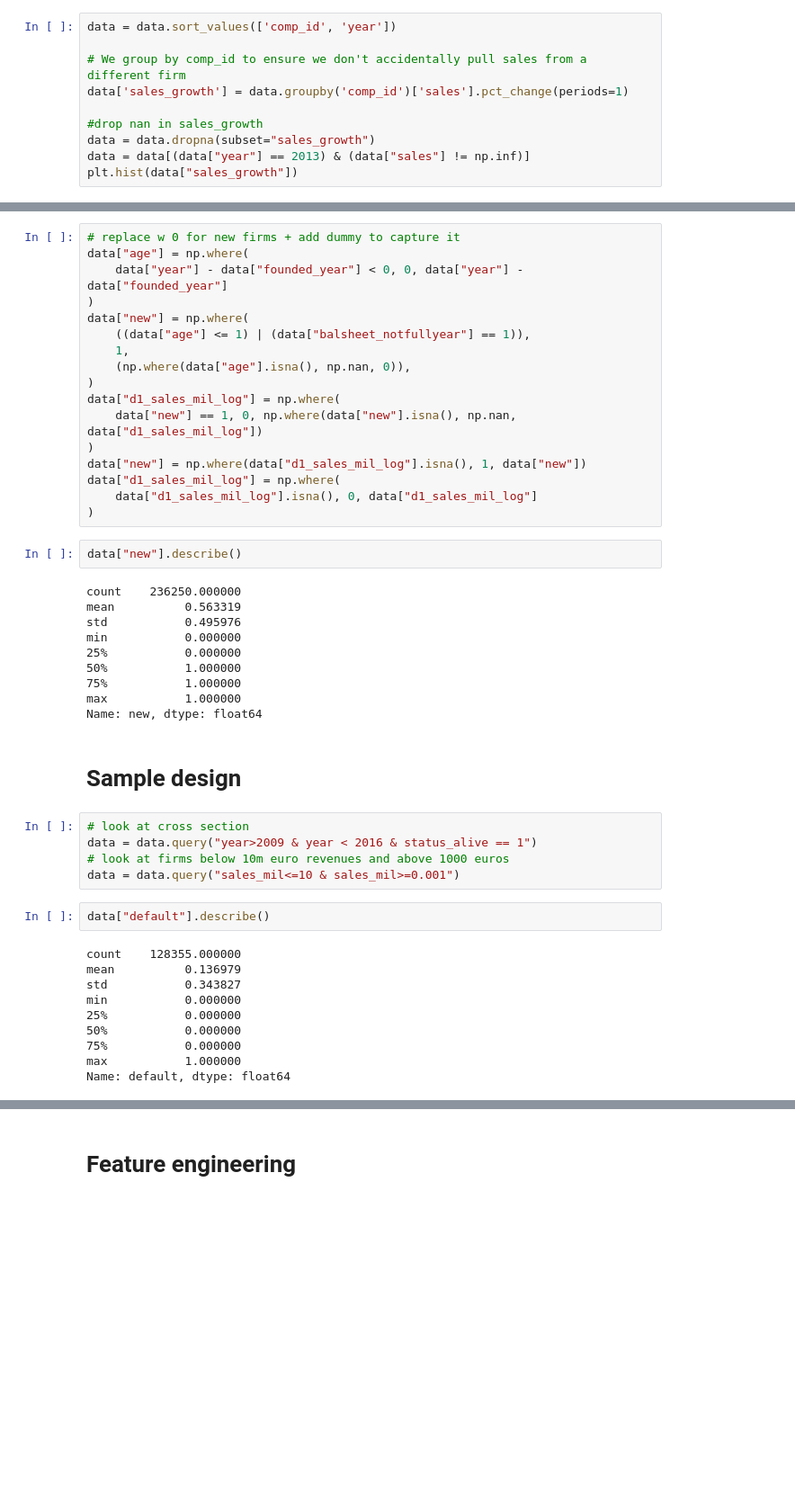
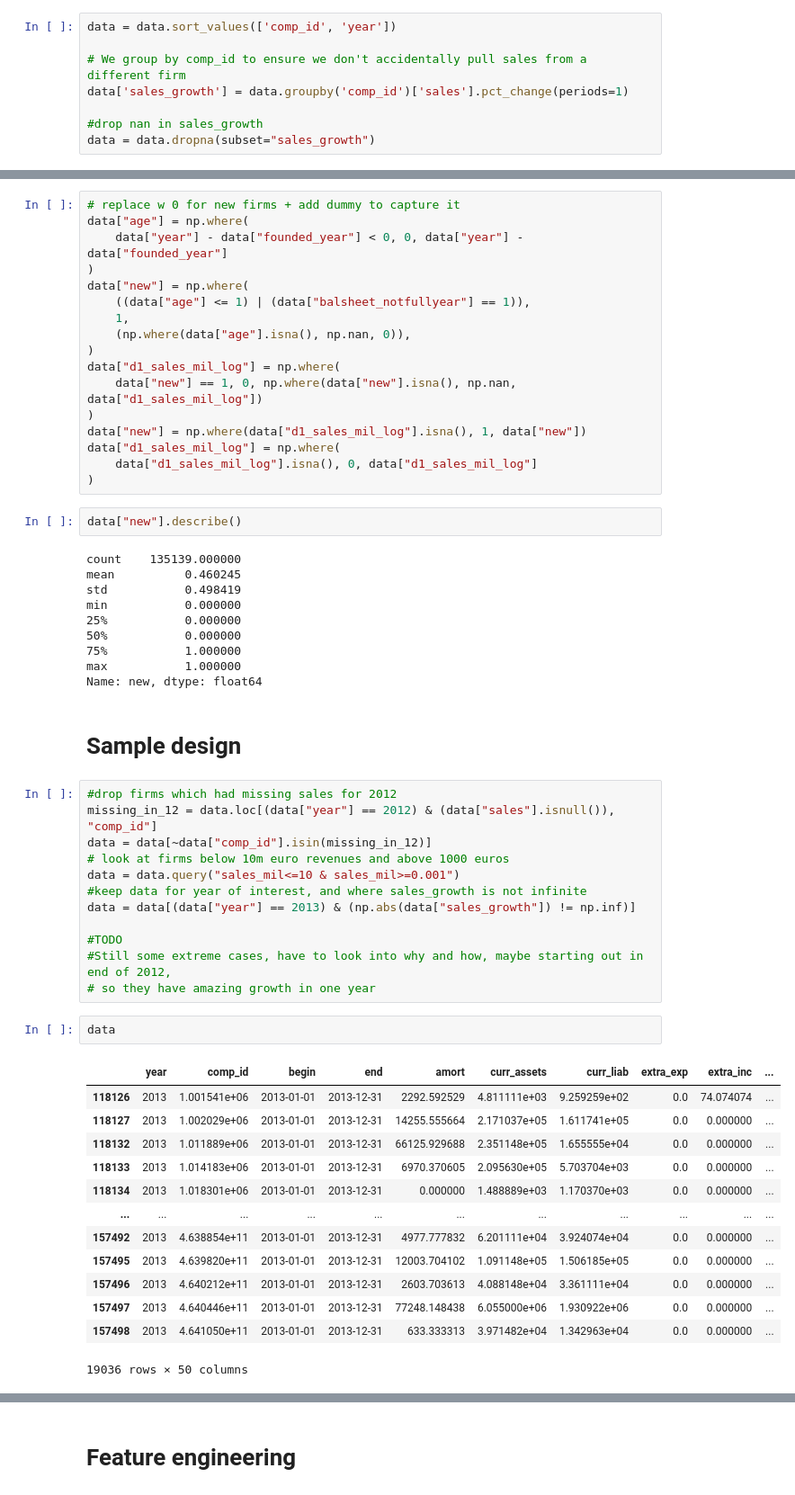
Before and after one commit to 4mbrus/Data-Analysis-3, a Jupyter notebook: Assignment 2/data_prep.ipynb, the cells around one changed output, grey strips where cells are left out. Shown at 90% size. Saved outputs shown, nothing was run; the diff lists cells and outputs as text; blank space fills up the shorter version.

Commit message:
added todo

```diff
--- a/Assignment 2/data_prep.ipynb
+++ b/Assignment 2/data_prep.ipynb
@@ -82,5 +82,3 @@ data['sales_growth'] = data.groupby('comp_id')['sales'].pct_change(periods=1)
 
 #drop nan in sales_growth
 data = data.dropna(subset="sales_growth")
-data = data[(data["year"] == 2013) & (data["sales"] != np.inf)]
-plt.hist(data["sales_growth"])
@@ -176,31 +156,42 @@ data["d1_sales_mil_log"] = np.where(
 # %%
 data["new"].describe()
 # %% [output]
-count    236250.000000
-mean          0.563319
-std           0.495976
+count    135139.000000
+mean          0.460245
+std           0.498419
 min           0.000000
 25%           0.000000
-50%           1.000000
+50%           0.000000
 75%           1.000000
 max           1.000000
 Name: new, dtype: float64
 # %% [markdown]
 # Sample design
-# %%
-# look at cross section
-data = data.query("year>2009 & year < 2016 & status_alive == 1")
-# look at firms below 10m euro revenues and above 1000 euros
-data = data.query("sales_mil<=10 & sales_mil>=0.001")
+# %%
+#drop firms which had missing sales for 2012
+missing_in_12 = data.loc[(data["year"] == 2012) & (data["sales"].isnull()), "comp_id"]
+data = data[~data["comp_id"].isin(missing_in_12)]
+# look at firms below 10m euro revenues and above 1000 euros
+data = data.query("sales_mil<=10 & sales_mil>=0.001")
+#keep data for year of interest, and where sales_growth is not infinite
+data = data[(data["year"] == 2013) & (np.abs(data["sales_growth"]) != np.inf)]
+
+#TODO
+#Still some extreme cases, have to look into why and how, maybe starting out in end of 2012,
+# so they have amazing growth in one year
 # %%
-data["default"].describe()
+data
 # %% [output]
+|  | year | comp_id | begin | end | amort | curr_assets | curr_liab | extra_exp | extra_inc | ... |
+| 118126 | 2013 | 1.001541e+06 | 2013-01-01 | 2013-12-31 | 2292.592529 | 4.811111e+03 | 9.259259e+02 | 0.0 | 74.074074 | ... |
+| 118127 | 2013 | 1.002029e+06 | 2013-01-01 | 2013-12-31 | 14255.555664 | 2.171037e+05 | 1.611741e+05 | 0.0 | 0.000000 | ... |
+| 118132 | 2013 | 1.011889e+06 | 2013-01-01 | 2013-12-31 | 66125.929688 | 2.351148e+05 | 1.655555e+04 | 0.0 | 0.000000 | ... |
+| 118133 | 2013 | 1.014183e+06 | 2013-01-01 | 2013-12-31 | 6970.370605 | 2.095630e+05 | 5.703704e+03 | 0.0 | 0.000000 | ... |
+| 118134 | 2013 | 1.018301e+06 | 2013-01-01 | 2013-12-31 | 0.000000 | 1.488889e+03 | 1.170370e+03 | 0.0 | 0.000000 | ... |
+| ... | ... | ... | ... | ... | ... | ... | ... | ... | ... | ... |
+| 157492 | 2013 | 4.638854e+11 | 2013-01-01 | 2013-12-31 | 4977.777832 | 6.201111e+04 | 3.924074e+04 | 0.0 | 0.000000 | ... |
+| 157495 | 2013 | 4.639820e+11 | 2013-01-01 | 2013-12-31 | 12003.704102 | 1.091148e+05 | 1.506185e+05 | 0.0 | 0.000000 | ... |
+| 157496 | 2013 | 4.640212e+11 | 2013-01-01 | 2013-12-31 | 2603.703613 | 4.088148e+04 | 3.361111e+04 | 0.0 | 0.000000 | ... |
+| 157497 | 2013 | 4.640446e+11 | 2013-01-01 | 2013-12-31 | 77248.148438 | 6.055000e+06 | 1.930922e+06 | 0.0 | 0.000000 | ... |
+| 157498 | 2013 | 4.641050e+11 | 2013-01-01 | 2013-12-31 | 633.333313 | 3.971482e+04 | 1.342963e+04 | 0.0 | 0.000000 | ... |
-count    128355.000000
-mean          0.136979
-std           0.343827
-min           0.000000
-25%           0.000000
-50%           0.000000
-75%           0.000000
-max           1.000000
-Name: default, dtype: float64
+19036 rows × 50 columns
```
Also changed, not shown: parts of 5 cells of this notebook.
